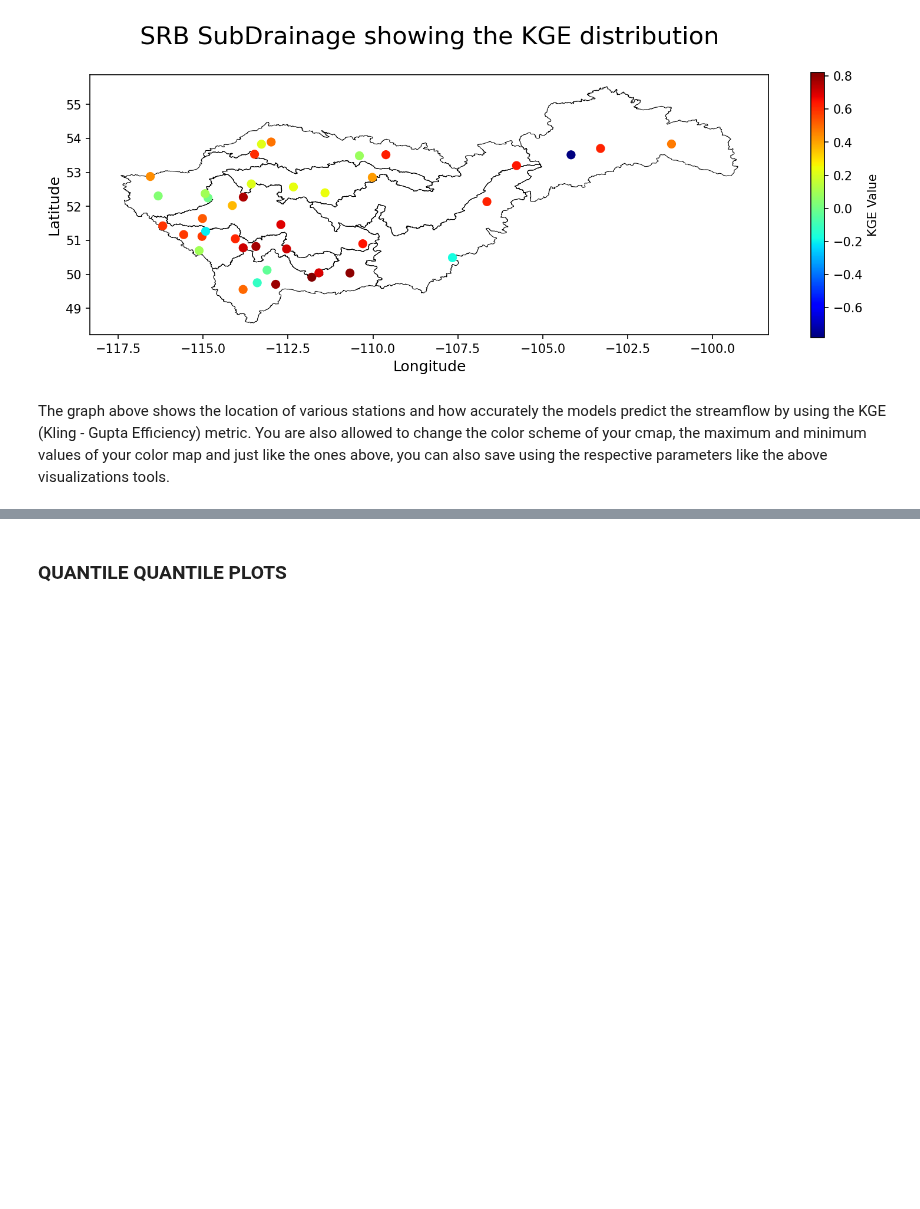
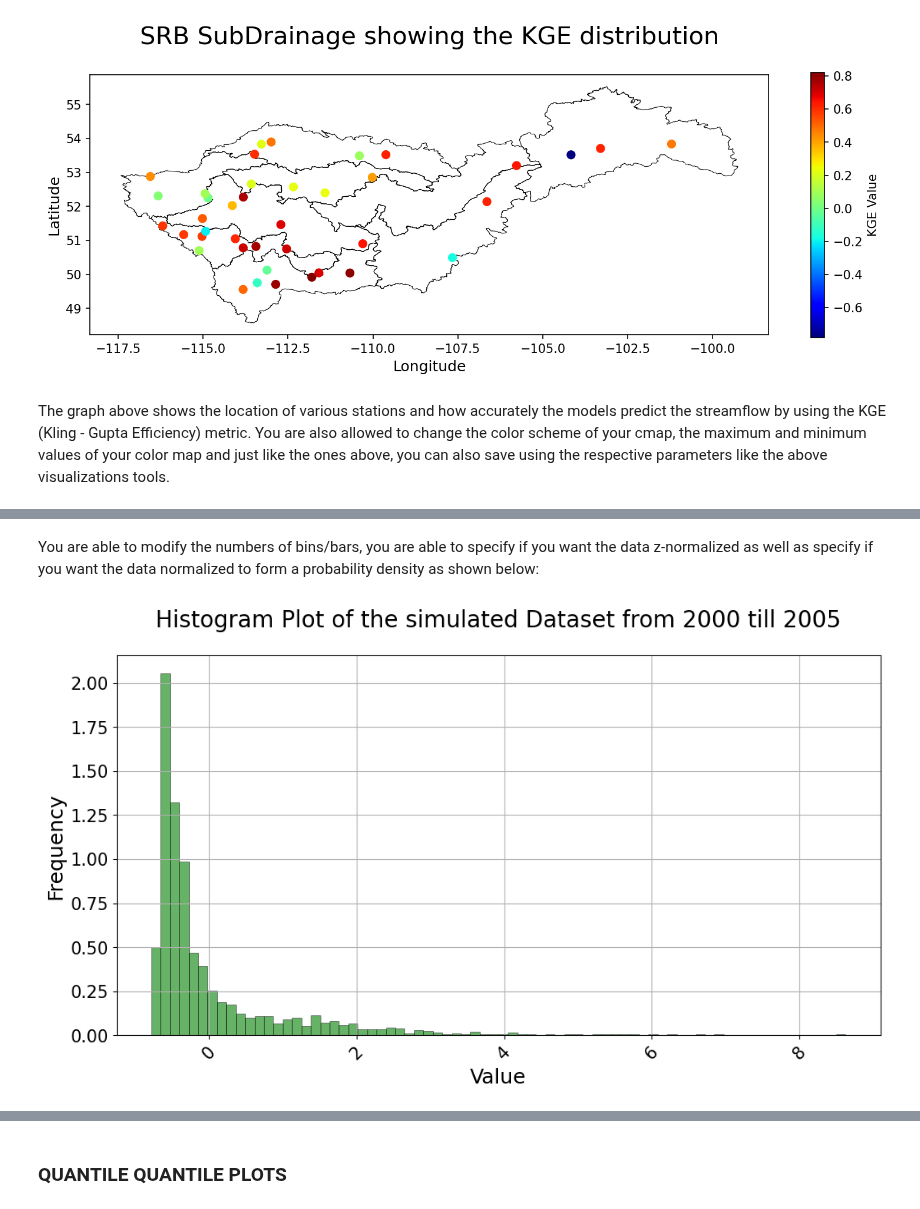
Before and after one commit to UchechukwuUdenze/NHS_PostProcessing, a Jupyter notebook: docs/source/notebooks/tutorial-visualizations.ipynb, the cells around one changed output, grey strips where cells are left out. Drawn from its saved outputs; the diff is of its cells as text; code cells hidden in the pictures; blank space fills up the shorter version.

```diff
--- a/docs/source/notebooks/tutorial-visualizations.ipynb
+++ b/docs/source/notebooks/tutorial-visualizations.ipynb
@@ -258,0 +289,12 @@ The graph above shows the location of various stations and how accurately the mo
+# %% [markdown]
+You are able to modify the numbers of bins/bars, you are able to specify if you want the data z-normalized as well as specify if you want the data normalized to form a probability density as shown below:
+# %%
+visuals.histogram(
+    df =DATAFRAMES["DF_SIMULATED"]['2000-01-01':'2005-12-31'].iloc[:, [8]],
+    grid = True,
+    title = "Histogram Plot of the simulated Dataset from 2000 till 2005",
+    z_norm = True, prob_dens = True, bins = 75,
+    colors = ['', 'g']
+)
+# %% [output]
+[figure, added]
```
Also changed, not shown: parts of 12 cells of this notebook, 2 other files.
